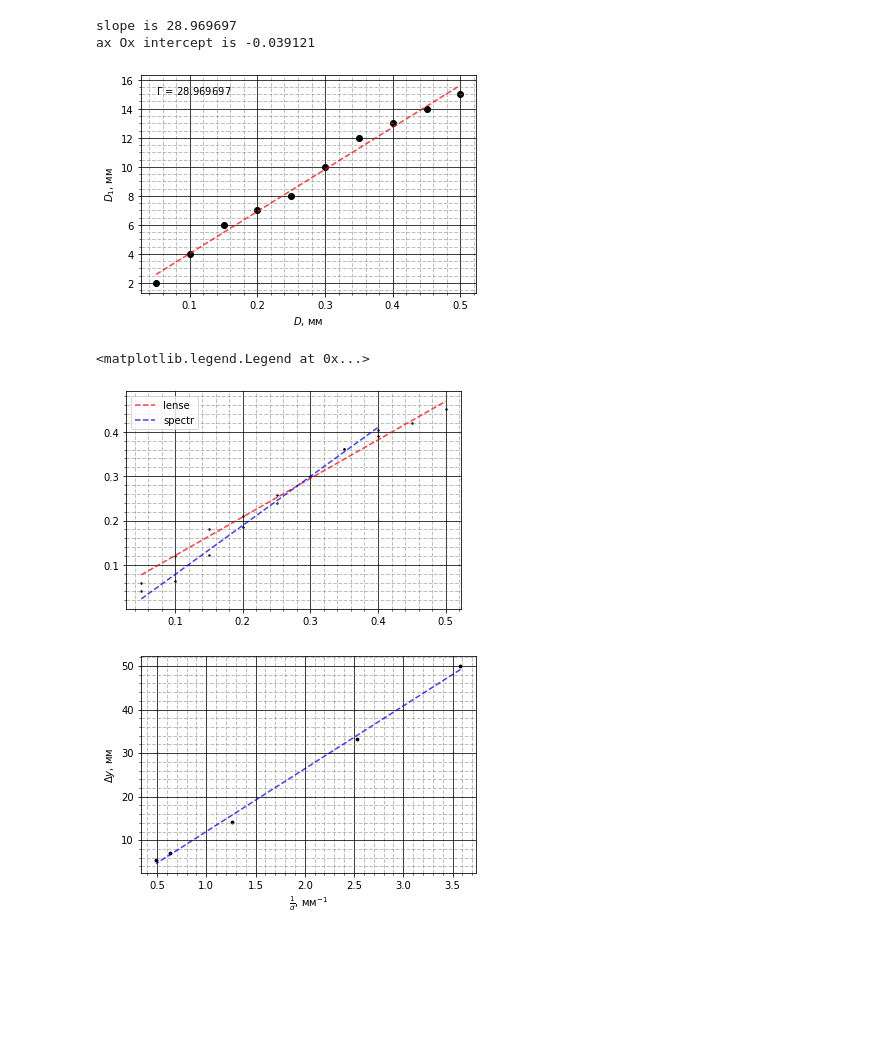
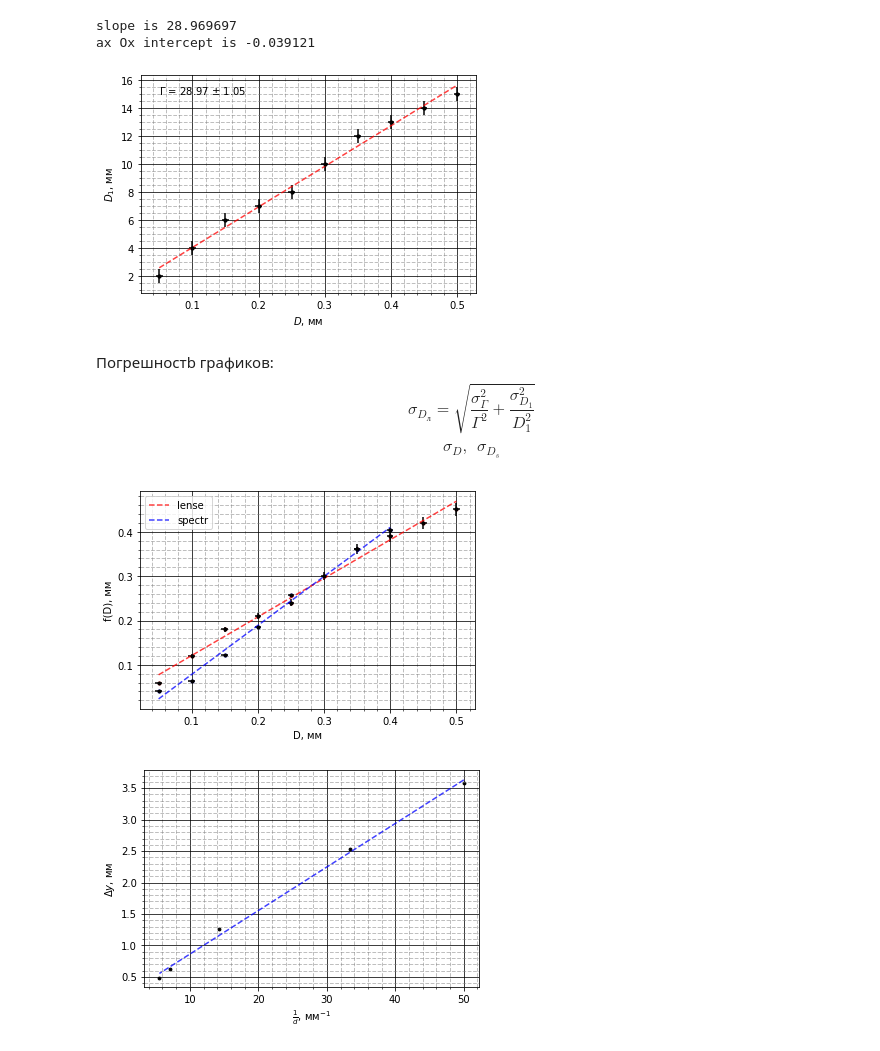
Before and after one commit to pavel-collab/MIPT_Labs, a Jupyter notebook: 4.3.4/python/graphics.ipynb, the cells around one changed output. Cells and saved outputs as stored; diff of their text form; code cells hidden in the pictures; blank space fills up the shorter version.

Commit message:
Добавил в лабу 4.3.4 погрешности, нанес кресты погрешностей на графики. Необходимо сделать последний пункт и написать вывод.

```diff
--- a/4.3.4/python/graphics.ipynb
+++ b/4.3.4/python/graphics.ipynb
@@ -21,9 +21,15 @@ SW_L_D1 = np.array(SW_L_df['D1'])
 # используем функцию линейной регрессии
 lin_lense = linregress(SW_L_D, SW_L_D1)
 
+# массивы погрешностей
+D_err = np.ones(np.shape(SW_L_D)) * 0.5
+D1_err = np.ones(np.shape(SW_L_D1)) * 0.005 # пренебрежимо мало
+
+
 fig1, ax1 = PythonGraphMod.CreateSimpleGraph()
 
-ax1.scatter(SW_L_D, SW_L_D1, color='black', marker='o', alpha=1)
+plt.errorbar(SW_L_D, SW_L_D1, xerr=D1_err, yerr=D_err, fmt='.', ecolor='black', color='black')
+ax1.scatter(SW_L_D, SW_L_D1, color='black', s=8, marker='o', alpha=1)
 ax1.plot(SW_L_D, lin_lense.intercept + lin_lense.slope * SW_L_D, color='red', alpha=0.75, lw=1.5, ls='--', label='lense')
 #####################################
 # lin_lense.slope -- наклон графика #
@@ -38,7 +44,7 @@ ax1.grid(which = 'major', color = 'black', linewidth = 1, linestyle = '-', alpha
 ax1.grid(which = 'minor', color = 'grey', linewidth = 1, linestyle = '--', alpha = 0.5)
 
 # оформление
-plt.text(0.05, 15, r'$\Gamma$ = %f' %lin_lense.slope)
+plt.text(0.05, 15, r'$\Gamma$ = %0.2f $\pm$ %0.2f' %(lin_lense.slope, lin_lense.stderr))
 plt.ylabel(r'$D_1$, мм')
 plt.xlabel(r'$D$, мм')
 
@@ -46,42 +52,63 @@ fig1.savefig("../images/D_D1.pdf")
 # %% [output]
 slope is 28.969697
 ax Ox intercept is -0.039121
-[figure, old version]
+[figure, new version]
+# %% [markdown]
+Погрешностb графиков:
+$$\sigma_{D_{\text{л}}} = \sqrt{\frac{\sigma_{\Gamma}^2}{\Gamma^2} + \frac{\sigma_{D_1}^2}{D_1^2}}$$
+$$\sigma_D, ~~ \sigma_{D_s}$$
 # %%
 SW_S_df = pd.read_excel("../data/slot_width_spectr.ods")
 
 SW_S_DS = np.array(SW_S_df['Ds'])
 SW_S_D = np.array(SW_S_df['D'])
+SW_S_X = np.array(SW_S_df['X'])
 SW_S_D = SW_S_D / 1000
 
 # Removing the wrond points
 ########################################
 SW_S_DS = np.delete(SW_S_DS, [5, 8])  ##
 SW_S_D = np.delete(SW_S_D, [5, 8])    ##
+SW_S_X = np.delete(SW_S_X, [5, 8])    ##
 ########################################
 
-G1 = 33.29
+# коэффициенты увеличения, полученные в процессе исследования
+G1 = 33.29 # ???
+G1_eps = 1.05/G1 # относительная погрешность
 G2 = 28.97
+G3 = 29.1
+G4 = 25.78
 
 fig2, ax2 = PythonGraphMod.CreateSimpleGraph()
 
 lin1 = linregress(SW_L_D, SW_L_D1/G1)
 lin2 = linregress(SW_S_D, SW_S_DS)
 
-ax2.scatter(SW_L_D, SW_L_D1/G1, color='black', s=2, marker='o', alpha=1)
-ax2.scatter(SW_S_D, SW_S_DS, color='black', s=2, marker='o', alpha=1)
+D1_err = np.ones(np.shape(SW_L_D)) * 0.005
+plt.errorbar(SW_L_D, SW_L_D1/G1, yerr=G1_eps*(SW_L_D1/G1), xerr=D1_err, fmt='.', ecolor='black', color='black')
+ax2.scatter(SW_L_D, SW_L_D1/G1, color='red', s=8, marker='o', alpha=1)
+
+D1_err = np.ones(np.shape(SW_S_D)) * 0.005
+DS_err = np.ones(np.shape(SW_S_D)) * 0.5 * (SW_S_DS/SW_S_X)
+plt.errorbar(SW_S_D, SW_S_DS, yerr=DS_err, xerr=D1_err, fmt='.', ecolor='black', color='black')
+ax2.scatter(SW_S_D, SW_S_DS, color='blue', s=8, marker='o', alpha=1)
+
 ax2.plot(SW_L_D, lin1.intercept + lin1.slope * SW_L_D, color='red', alpha=0.75, lw=1.5, ls='--', label='lense')
 ax2.plot(SW_S_D, lin2.intercept + lin2.slope * SW_S_D, color='blue', alpha=0.75, lw=1.5, ls='--', label='spectr')
 
 # сетка
 ax2.minorticks_on()
 ax2.grid(which = 'major', color = 'black', linewidth = 1, linestyle = '-', alpha = 0.75)
 ax2.grid(which = 'minor', color = 'grey', linewidth = 1, linestyle = '--', alpha = 0.5)
+plt.legend()
 
-plt.legend()
+# оформление
+plt.ylabel('f(D), мм')
+plt.xlabel('D, мм')
+
+fig2.savefig("../images/lenseVSspectr.pdf")
 # %% [output]
-<matplotlib.legend.Legend at 0x...>
-[figure, old version]
+[figure, new version]
 # %%
 Delta_y = [3.58, 2.53, 1.26, 0.63, 0.49]
 d = [0.02, 0.03, 0.07, 0.14, 0.18]
@@ -92,10 +119,13 @@ reverse_d = 1/d
 
 fig3, ax3 = PythonGraphMod.CreateSimpleGraph()
 
-lin = linregress(Delta_y, reverse_d)
+lin = linregress(reverse_d, Delta_y)
 
-ax3.scatter(Delta_y, reverse_d, color='black', s=8, marker='o', alpha=1)
-ax3.plot(Delta_y, lin.intercept + lin.slope * Delta_y, color='blue', alpha=0.75, lw=1.5, ls='--', label='spectr')
+# Delta_y_err = np.array([0.01, 0.007, 0.004, 0.002, 0.002])
+
+# plt.errorbar(reverse_d, Delta_y, yerr=Delta_y_err, fmt='.', ecolor='black', color='black')
+ax3.scatter(reverse_d, Delta_y, color='black', s=8, marker='o', alpha=1)
+ax3.plot(reverse_d, lin.intercept + lin.slope * reverse_d, color='blue', alpha=0.75, lw=1.5, ls='--', label='spectr')
 
 # сетка
 ax3.minorticks_on()
@@ -108,4 +138,4 @@ plt.xlabel(r'$\frac{1}{d}$, мм$^{-1}$')
 
 fig3.savefig("../images/Delta_y_d.pdf")
 # %% [output]
-[figure, old version]
+[figure, new version]
```
Also changed, not shown: 12 other files.
